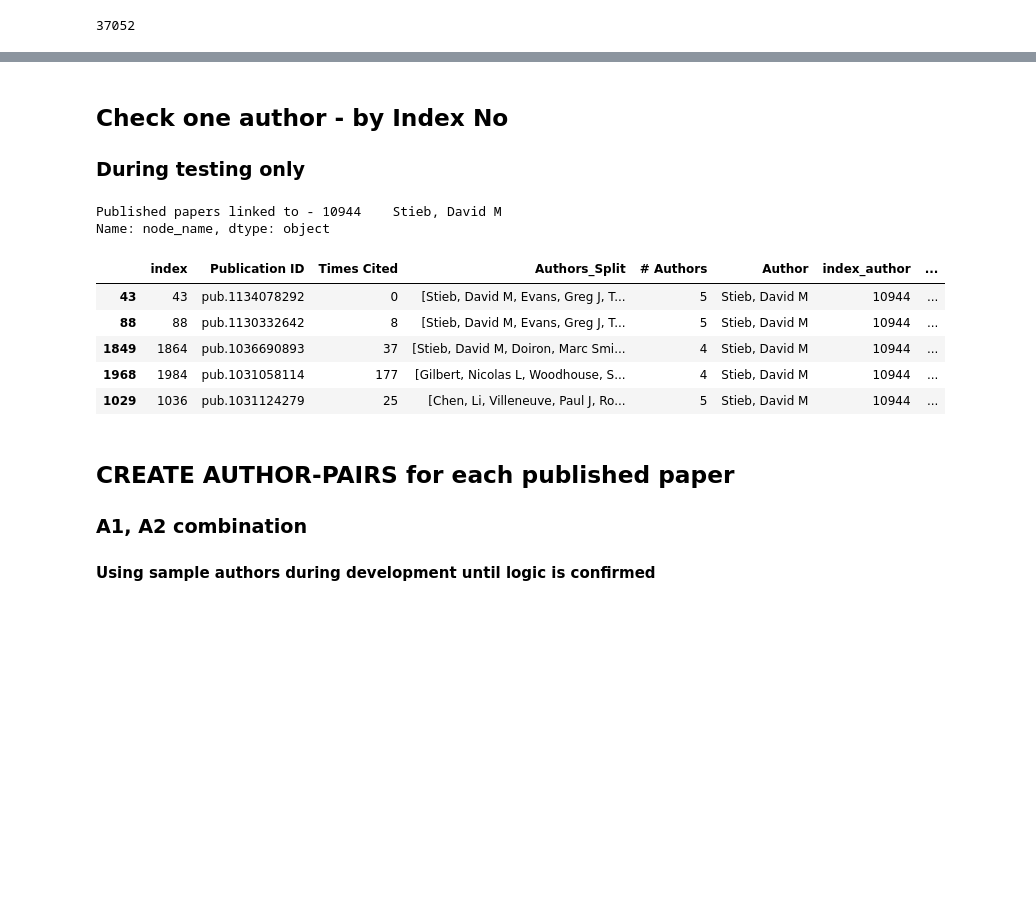
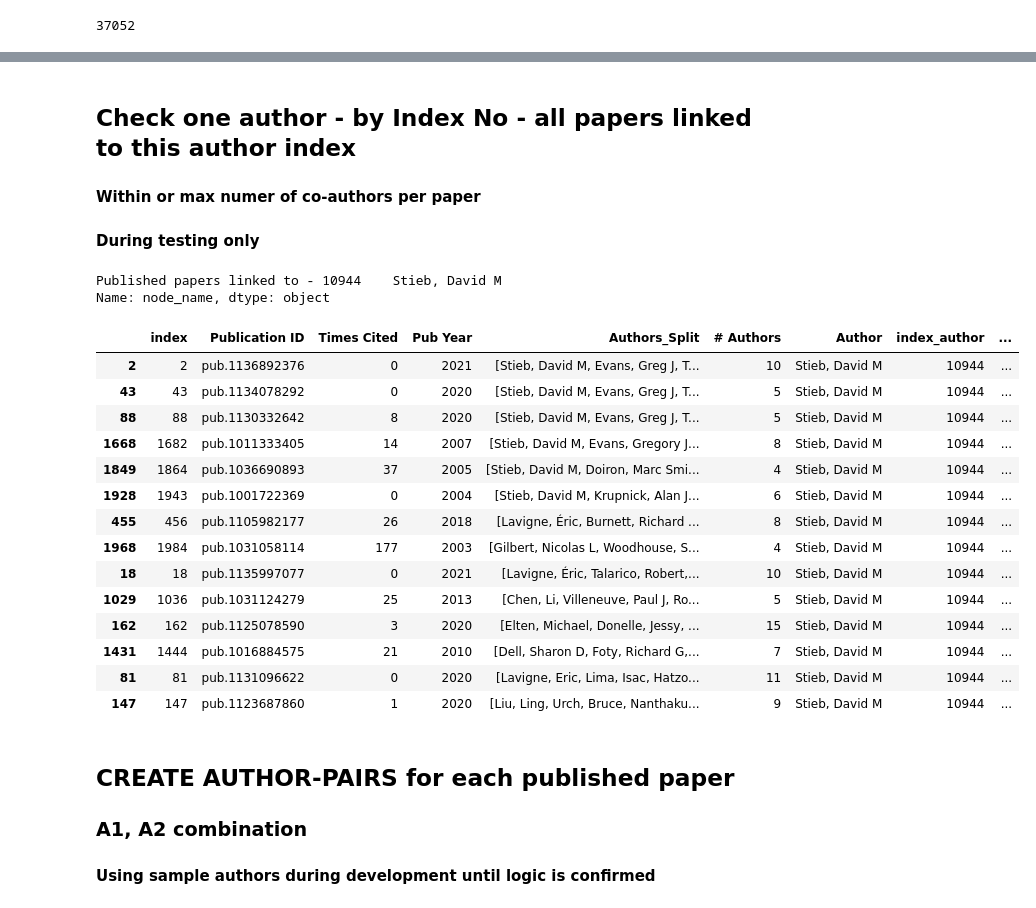
Before and after one commit to CazMayhem/Social-Information-Network-Analysis, a Jupyter notebook: notebooks/SINA_CoAuthor_A1_A2_CreateGraph_v01.ipynb, the cells around one changed output, grey strips where cells are left out. Cells and saved outputs as stored; diff of their text form; code cells hidden in the pictures; blank space fills up the shorter version.

Commit message:
Improved naming of dataframe variables

```diff
--- a/notebooks/SINA_CoAuthor_A1_A2_CreateGraph_v01.ipynb
+++ b/notebooks/SINA_CoAuthor_A1_A2_CreateGraph_v01.ipynb
@@ -97,8 +103,8 @@ df_data = df_data.rename(columns={'Fix':'Times cited'})
 print(df_data.info())
 
 # Extract only the useful dimensions
-df_data = df_data[['Publication ID','Title','Abstract','Authors','Authors Affiliations - Name of Research organization','Times cited','Cited references']].copy()
-df_data.columns = ['Publication ID','Title','Abstract','Authors','Authors Affiliations','Times Cited','Cited references']
+df_data = df_data[['Publication ID','Title','Abstract','Authors','Authors Affiliations - Name of Research organization','Times cited','Cited references','PubYear']].copy()
+df_data.columns = ['Publication ID','Title','Abstract','Authors','Authors Affiliations','Times Cited','Cited references','Pub Year']
 df_data.head(3)
 
 csv_file = 'Dimensions-Publication_small.csv'
@@ -111,7 +117,7 @@ print('df_data                     ',df_data.shape)
 # df_citat['Authors'][1]
 # eg: 'Molin, Nicole L.; Molin, Clifford; Dalpatadu, Rohan J.; Singh, Ashok K.'
 
-df_pub = df_data[['Publication ID','Authors','Authors Affiliations','Cited references','Times Cited']].copy()
+df_pub = df_data[['Publication ID','Authors','Authors Affiliations','Cited references','Times Cited','Pub Year']].copy()
 
 df_pub.to_csv('df_published.csv')
 
@@ -124,7 +130,7 @@ df_pub
 
 # rename our fixed columns back to the original ones
 df_pub = df_pub.drop(columns=(['Authors','Authors Affiliations','Cited references']))
-df_pub.columns=(['Publication ID','Times Cited','Authors','Authors Affiliations','Cited references'])
+df_pub.columns=(['Publication ID','Times Cited','Pub Year','Authors','Authors Affiliations','Cited references'])
 print('after fix columns removed   ',df_pub.shape)
 
 # Remove junk author to avoid count/sorting fail
@@ -181,7 +190,7 @@ df_pub['Authors_Split'] = [list(x.split('; ')) for x in df_pub['Authors']]
 df_pub.head()
 
 # df_test['Authors_Split'].iloc[2]
-df_split = df_pub[['index','Publication ID','Times Cited','Authors_Split']].copy()
+df_split = df_pub[['index','Publication ID','Times Cited','Pub Year','Authors_Split']].copy()
 df_split
 
 # how many co-authors for each paper
@@ -189,11 +198,12 @@ df_split['# Authors'] = [len(x) for x in df_split['Authors_Split']]
 df_split.sort_values('# Authors', ascending=False)
 df_split
 
-# Dataframe just of Pub-ID with Index 0-N rows
-df_paper = pd.DataFrame(df_split.iloc[:,:5])   #.values.tolist())  #.reset_index()
+# Dataframe just of Pub-ID with Index 0-N rows NOTE: if adding new columns before # Authors - add +1 (per new column) to col_index
+col_index = 6
+df_paper = pd.DataFrame(df_split.iloc[:,:col_index])   #.values.tolist())  #.reset_index()
 # temp name for index column
 df_paper['index_pub'] = df_paper['index']
-df_paper = df_paper[['index','index_pub','Publication ID','Times Cited','Authors_Split','# Authors']]
+df_paper = df_paper[['index','index_pub','Publication ID','Times Cited','Pub Year','Authors_Split','# Authors']]
 df_paper
 
 # Dataframe just of Authors but converted to columns (across)
@@ -236,10 +251,10 @@ col_end = col_list[len(col_list)-1]
 
 # iterate across all author columns
 all_auth = []
-new_list = ['index','Publication ID','Times Cited','Authors_Split','# Authors','Author']
-for col in col_list[5:]:
+new_list = ['index','Publication ID','Times Cited','Pub Year','Authors_Split','# Authors','Author']
+for col in col_list[col_index:]:
     df_app = []
-    df_app = df_new[['index','Publication ID','Times Cited','Authors_Split','# Authors',col]].copy()
+    df_app = df_new[['index','Publication ID','Times Cited','Pub Year','Authors_Split','# Authors',col]].copy()
     df_app.columns = new_list
     all_auth.append(df_app)
 
@@ -275,6 +296,6 @@ len pub-auth del blank Authors (37052, 6)
 # %%
 #-----------------------------------------------------------
-# create "Paper" Author nodes - assume Author with same name
+# create Author nodes - assume Author with same name
 # is the same Author - may not be true in real life
 #-----------------------------------------------------------
 
@@ -284,12 +305,12 @@ df_node_author.columns=(['index_author','Author','Author Count Times'])
 df_node_author
 
 # combine Published-Author + Author-ID to link Paper-ID and Author-ID
-df_pub_auth_2 = df_pub_auth.join(df_node_author.set_index('Author'), on='Author')
-df_pub_auth_2
+df_pub_auth_count = df_pub_auth.join(df_node_author.set_index('Author'), on='Author')
+df_pub_auth_count
 
 #-------------------------------------------------------
 # finish creating nodes for each Author (unique by name)
-df_node_author['node_group']='paper'
+df_node_author['node_group']='author'
 df_node_author.columns=(['node_id','node_name','size_author','node_group'])
 df_node_author
 
@@ -483,29 +499,40 @@ Name: node_name, dtype: object
 # %% [markdown]
-## Check one author - by Index No
-### During testing only
+## Check one author - by Index No - all papers linked to this author index
+#### Within or max numer of co-authors per paper
+#### During testing only
 # %%
 """ VALIDATING DATA ONLY - NOT FOR FULL PROCESS """
 
+""" change this index number, if you want to view a different authors list of papers """
 # drill down into selected author - by index number
 select_author_index = 10944
 
 # get published papers "index" linked to an author "index_author"
-pub_list = df_pub_auth_2[df_pub_auth_2['index_author']==select_author_index]['index'].unique().tolist()
+pub_list = df_pub_auth_count[df_pub_auth_count['index_author']==select_author_index]['index'].unique().tolist()
 
 # author name from node file (so only 1 instance)
 print('Published papers linked to -',nodes[nodes['node_id']==select_author_index]['node_name'],'\n')
 
 # show all papers linked to selected author
-df_pub_auth_2[df_pub_auth_2['index_author']==select_author_index]
+df_pub_auth_count[df_pub_auth_count['index_author']==select_author_index]
 # %% [output]
 Published papers linked to - 10944    Stieb, David M
 Name: node_name, dtype: object
-|  | index | Publication ID | Times Cited | Authors_Split | # Authors | Author | index_author | ... |
-| 43 | 43 | pub.1134078292 | 0 | [Stieb, David M, Evans, Greg J, T... | 5 | Stieb, David M | 10944 | ... |
-| 88 | 88 | pub.1130332642 | 8 | [Stieb, David M, Evans, Greg J, T... | 5 | Stieb, David M | 10944 | ... |
-| 1849 | 1864 | pub.1036690893 | 37 | [Stieb, David M, Doiron, Marc Smi... | 4 | Stieb, David M | 10944 | ... |
-| 1968 | 1984 | pub.1031058114 | 177 | [Gilbert, Nicolas L, Woodhouse, S... | 4 | Stieb, David M | 10944 | ... |
-| 1029 | 1036 | pub.1031124279 | 25 | [Chen, Li, Villeneuve, Paul J, Ro... | 5 | Stieb, David M | 10944 | ... |
+|  | index | Publication ID | Times Cited | Pub Year | Authors_Split | # Authors | Author | index_author | ... |
+| 2 | 2 | pub.1136892376 | 0 | 2021 | [Stieb, David M, Evans, Greg J, T... | 10 | Stieb, David M | 10944 | ... |
+| 43 | 43 | pub.1134078292 | 0 | 2020 | [Stieb, David M, Evans, Greg J, T... | 5 | Stieb, David M | 10944 | ... |
+| 88 | 88 | pub.1130332642 | 8 | 2020 | [Stieb, David M, Evans, Greg J, T... | 5 | Stieb, David M | 10944 | ... |
+| 1668 | 1682 | pub.1011333405 | 14 | 2007 | [Stieb, David M, Evans, Gregory J... | 8 | Stieb, David M | 10944 | ... |
+| 1849 | 1864 | pub.1036690893 | 37 | 2005 | [Stieb, David M, Doiron, Marc Smi... | 4 | Stieb, David M | 10944 | ... |
+| 1928 | 1943 | pub.1001722369 | 0 | 2004 | [Stieb, David M, Krupnick, Alan J... | 6 | Stieb, David M | 10944 | ... |
+| 455 | 456 | pub.1105982177 | 26 | 2018 | [Lavigne, Éric, Burnett, Richard ... | 8 | Stieb, David M | 10944 | ... |
+| 1968 | 1984 | pub.1031058114 | 177 | 2003 | [Gilbert, Nicolas L, Woodhouse, S... | 4 | Stieb, David M | 10944 | ... |
+| 18 | 18 | pub.1135997077 | 0 | 2021 | [Lavigne, Éric, Talarico, Robert,... | 10 | Stieb, David M | 10944 | ... |
+| 1029 | 1036 | pub.1031124279 | 25 | 2013 | [Chen, Li, Villeneuve, Paul J, Ro... | 5 | Stieb, David M | 10944 | ... |
+| 162 | 162 | pub.1125078590 | 3 | 2020 | [Elten, Michael, Donelle, Jessy, ... | 15 | Stieb, David M | 10944 | ... |
+| 1431 | 1444 | pub.1016884575 | 21 | 2010 | [Dell, Sharon D, Foty, Richard G,... | 7 | Stieb, David M | 10944 | ... |
+| 81 | 81 | pub.1131096622 | 0 | 2020 | [Lavigne, Eric, Lima, Isac, Hatzo... | 11 | Stieb, David M | 10944 | ... |
+| 147 | 147 | pub.1123687860 | 1 | 2020 | [Liu, Ling, Urch, Bruce, Nanthaku... | 9 | Stieb, David M | 10944 | ... |
 # %% [markdown]
 ## CREATE AUTHOR-PAIRS for each published paper
 ### A1, A2 combination
```
Also changed, not shown: parts of 35 cells of this notebook.
